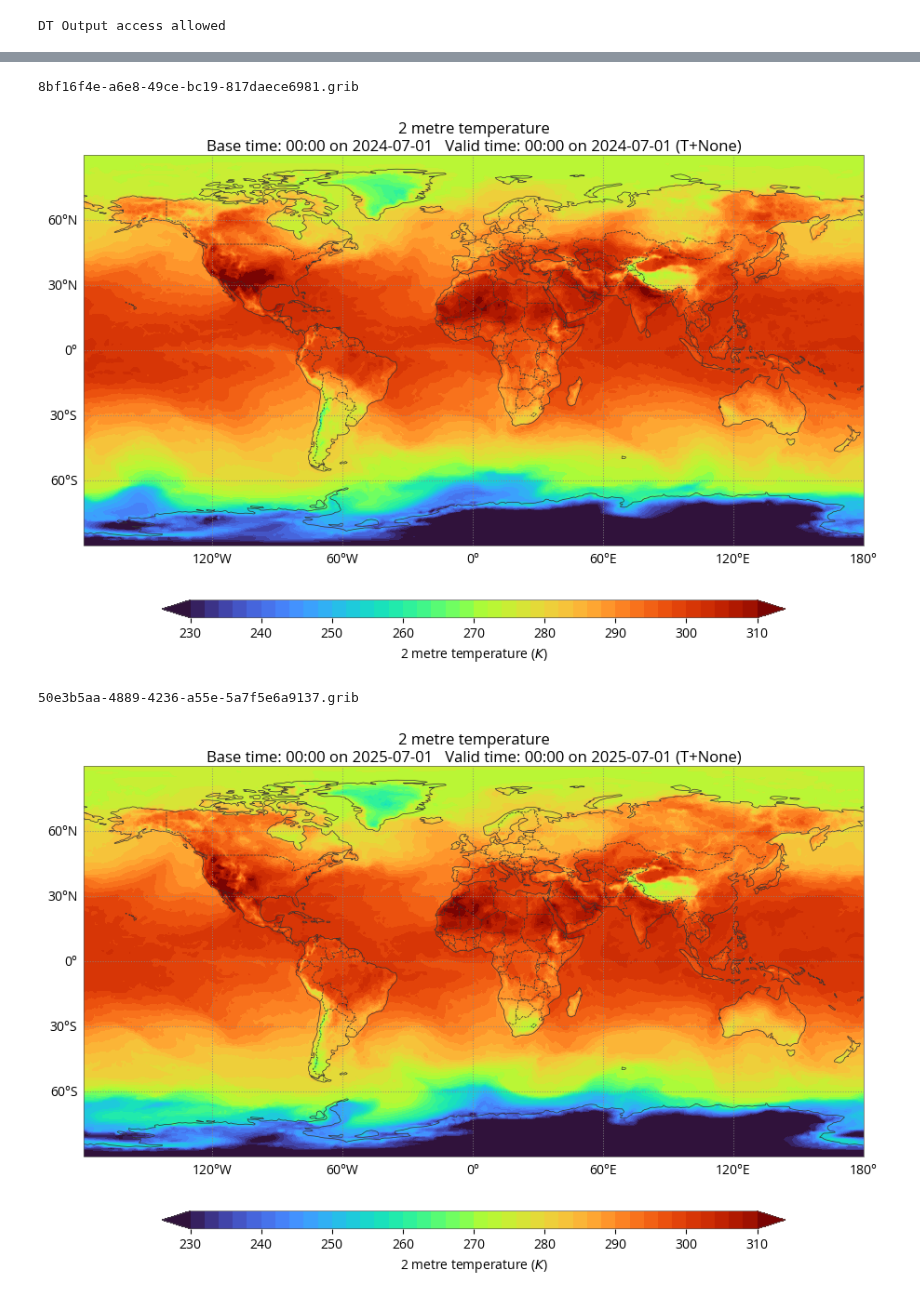
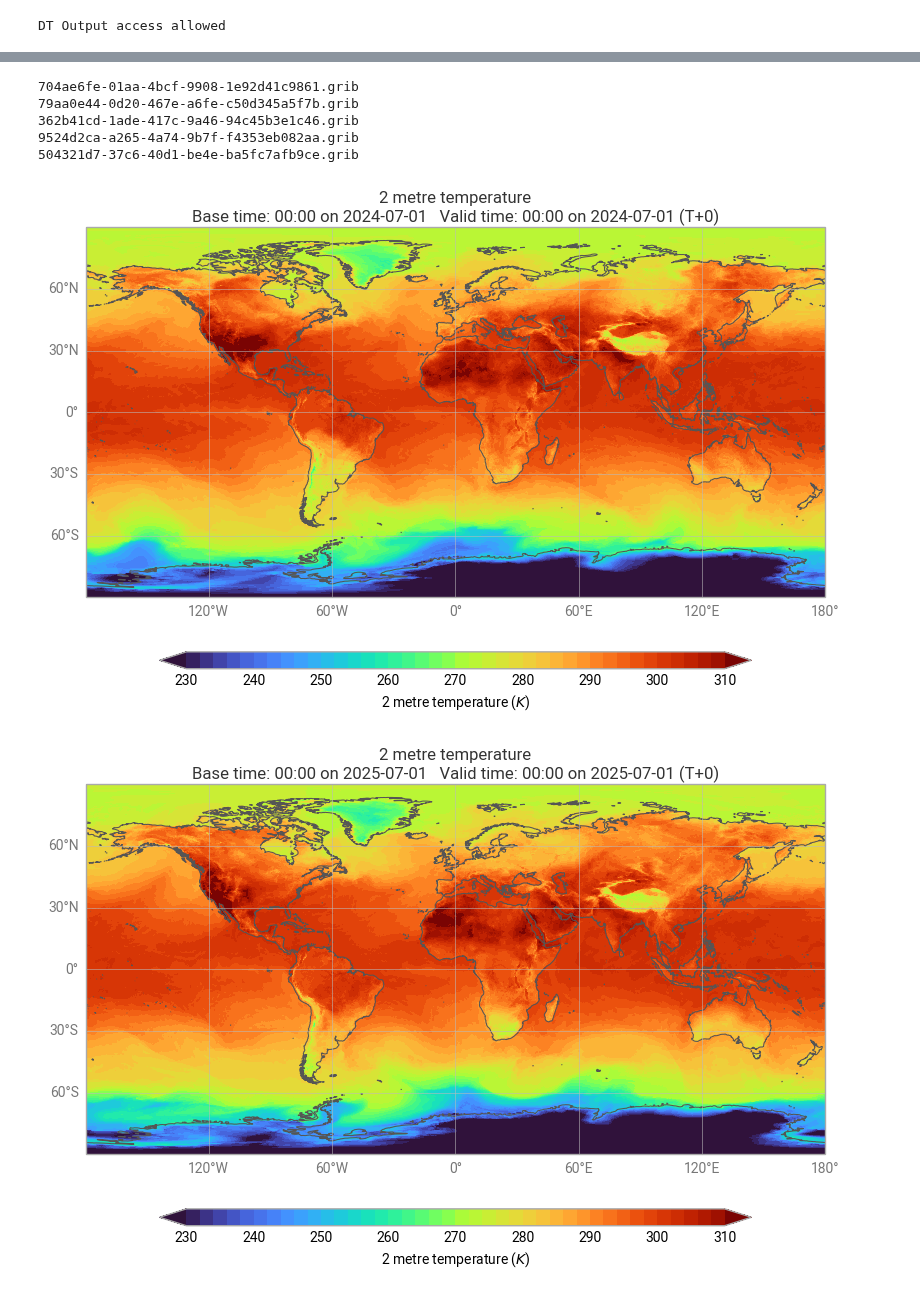
Before and after one commit to katharinastarzer21/DestinE, a Jupyter notebook: production/HDA/DestinE_Digital_Twins/DEDL-HDA-EO.ECMWF.DAT.DT_CLIMATE-Series.ipynb, the cells around one changed output, grey strips where cells are left out. Saved outputs shown, nothing was run; the diff lists cells and outputs as text; code cells hidden in the pictures.

```diff
--- a/production/HDA/DestinE_Digital_Twins/DEDL-HDA-EO.ECMWF.DAT.DT_CLIMATE-Series.ipynb
+++ b/production/HDA/DestinE_Digital_Twins/DEDL-HDA-EO.ECMWF.DAT.DT_CLIMATE-Series.ipynb
@@ -77,22 +104,21 @@ ScenarioMIP/ssp3-7.0/IFS-NEMO: Start date 20200101, 40 years<br>
 # %%
-datechoice = "2028-06-10T00:00:00Z"
-filters = {
-    key: {"eq": value}
-    for key, value in {
-        "class": "d1",             # fixed
-        "dataset": "climate-dt",   # fixed climate-dt access
-        "activity": "ScenarioMIP", # activity + experiment + model (go together)
-        "experiment": "SSP3-7.0",  # activity + experiment + model (go together)
-        "model": "IFS-NEMO",       # activity + experiment + model (go together)
-        "generation": "1",         # fixed Specifies the generation of the dataset, which can be incremented as required (latest is 1)
-        "realization": "1",        # fixed Specifies the climate realization. Default 1. Based on perturbations of initial conditions
-        "resolution": "high",      # standard/ high
-        "expver": "0001",          # fixed experiment version
-        "stream": "clte",          # fixed climate
-        "time": "0000",            # choose the hourly slot(s)
-        "type": "fc",              # fixed forecasted fields
-        "levtype": "sfc",          # Surface fields (levtype=sfc), Height level fields (levtype=hl), Pressure level fields (levtype=pl), Model Level (Levtype=ml)
+datechoice = "20280610"
+
+filter_params = {
+        "ecmwf:class": "d1",             # fixed
+        "ecmwf:dataset": "climate-dt",   # fixed climate-dt access
+        "ecmwf:activity": "ScenarioMIP", # activity + experiment + model (go together)
+        "ecmwf:experiment": "SSP3-7.0",  # activity + experiment + model (go together)
+        "ecmwf:model": "IFS-NEMO",       # activity + experiment + model (go together)
+        "ecmwf:generation": "1",         # fixed Specifies the generation of the dataset, which can be incremented as required (latest is 1)
+        "ecmwf:realization": "1",        # fixed Specifies the climate realization. Default 1. Based on perturbations of initial conditions
+        "ecmwf:resolution": "high",      # standard/ high
+        "ecmwf:expver": "0001",          # fixed experiment version
+        "ecmwf:stream": "clte",          # fixed climate
+        "ecmwf:time": "0000",            # choose the hourly slot(s)
+        "ecmwf:type": "fc",              # fixed forecasted fields
+        "ecmwf:levtype": "sfc",          # Surface fields (levtype=sfc), Height level fields (levtype=hl), Pressure level fields (levtype=pl), Model Level (Levtype=ml)
 #        "levelist": "1/2/3/...",  # for ml/pl/sol type data
-        "param": "167"             # 2m Temperature parameter
-    }.items()
-}
+        "ecmwf:param": "167",             # 2m Temperature parameter
+        "ecmwf:date":datechoice+"/to/"+datechoice
+    }
@@ -279,13 +272,14 @@ import earthkit.regrid
 # %%
 # Iterate over filenames
 for filename in filenames:
     print(filename)  # For example, print each filename
     data = earthkit.data.from_source("file", filename)
-    data.ls
-    earthkit.maps.quickplot(data,#style=style
-                       )
+    earthkit.plots.quickplot(data)
 # %% [output]
-8bf16f4e-a6e8-49ce-bc19-817daece6981.grib
+704ae6fe-01aa-4bcf-9908-1e92d41c9861.grib
+79aa0e44-0d20-467e-a6fe-c50d345a5f7b.grib
+362b41cd-1ade-417c-9a46-94c45b3e1c46.grib
+9524d2ca-a265-4a74-9b7f-f4353eb082aa.grib
+504321d7-37c6-40d1-be4e-ba5fc7afb9ce.grib
-[figure, old version]
+[figure, new version]
-50e3b5aa-4889-4236-a55e-5a7f5e6a9137.grib
-[figure, old version]
+[figure, new version]
```
Also changed, not shown: parts of 25 cells of this notebook, 28 other files.
